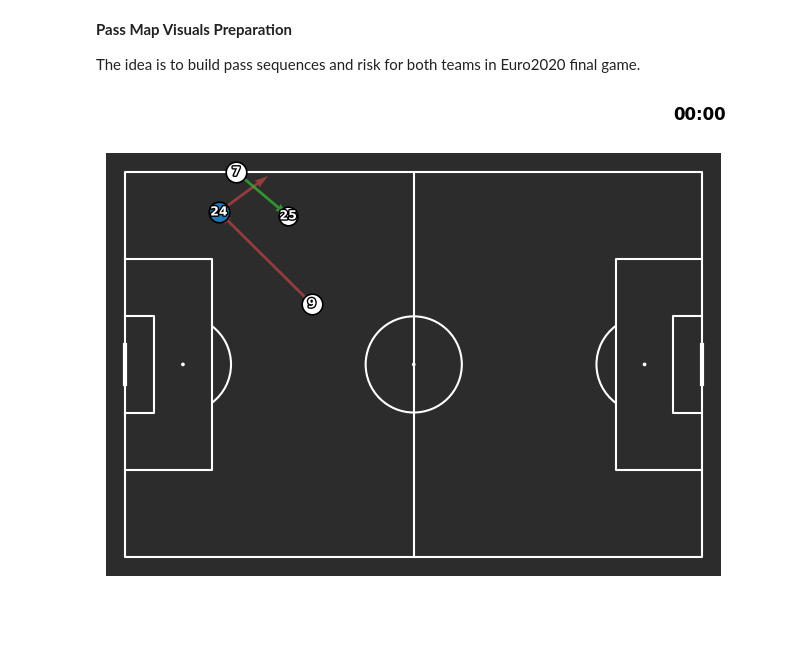
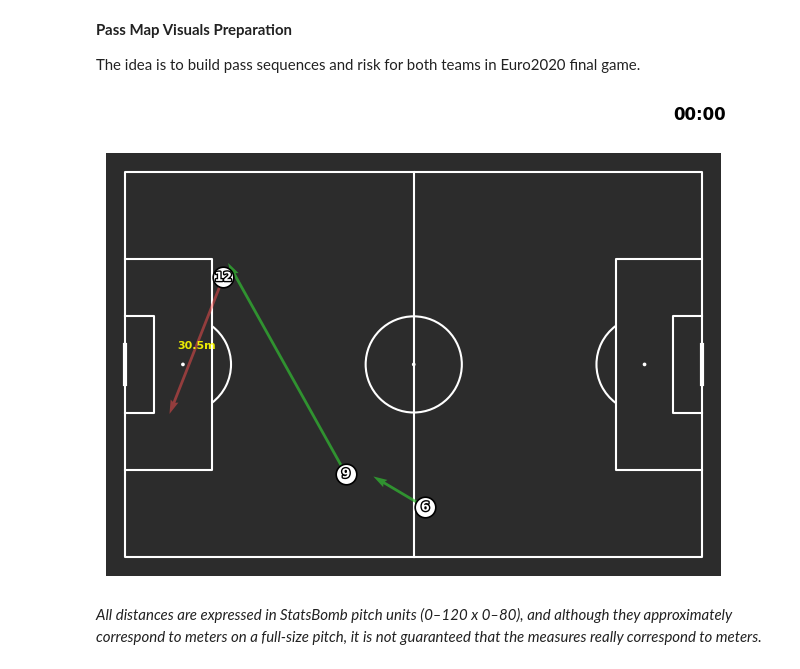
Before and after one commit to pujolaleix/pass_risk_quantification, a Jupyter notebook: pass_risk.ipynb, the cells around one changed output. Saved outputs shown, nothing was run; the diff lists cells and outputs as text; code cells hidden in the pictures; blank space fills up the shorter version.

Commit message:
code update - metrics refinement

```diff
--- a/pass_risk.ipynb
+++ b/pass_risk.ipynb
@@ -133,5 +133,12 @@ df_pass["jersey_number"] = df_pass["jersey_number"].astype(int)
 df_pass["jersey_number_receiver"] = df_pass["jersey_number_receiver"].fillna(0).astype(int)
 
 
-display(df_pass.head(20))
+#reorder final columns
+final_cols = ["minute", "second", "time", "stage", "team", "home", "player_name", "jersey_number", "sx", "sy", "recipient", "jersey_number_receiver", "ex", "ey",
+        "dx", "dy", "length", "angle", "direction", "is_progressive", "height", "is_cross", "is_through", "zone_origin", "zone_dest", "is_complete",
+        "passer_pressure", "passer_pressure_dist", "receiver_pressure", "receiver_pressure_dist", "bypassed_opponents"
+    ]
+df_pass = df_pass[final_cols]
+
+display(df_pass.head(3))
 # %% [output]
@@ -172,7 +166,7 @@ pass_outcome_color = {
 }
 # %%
 # visualize pass events
-df_final = df_pass[df_pass["stage"]=="Final"]
+df_final = df_pass[df_pass["stage"]=="Final"].head(100)
 
 #flip away team locations
 is_away = df_final['team']!=df_final['home']
@@ -187,6 +181,12 @@ time_text = ax.text(
     pitch_length+5, -10, "",
     ha="right", va="bottom",
     fontsize=12, color="black", weight="bold"
+)
+metric_text = ax.text(
+    60, 40, "",
+    ha="center", va="center",
+    fontsize=8, color="yellow", weight="bold",
+    alpha=0.9, zorder=8
 )
 
 visualize_frames = []
@@ -211,6 +211,10 @@ def animate(i):
                         alpha=0.7 if bool(row["is_complete"]) else 0.5,
                         linestyle="-" if bool(row["is_complete"]) else "--",
                         width=2)
+    mx, my = (row['sx'] + row['ex'])/2, (row['sy'] + row['ey'])/2
+    # update the distance text
+    metric_text.set_position((mx, my))
+    metric_text.set_text(f"{row['length']:.1f}m")
     frame.append(pass_arrow)
 
     #draw action player
@@ -236,32 +240,34 @@ def animate(i):
                               player_name=row["recipient"],
                               x=row["ex"],
                               y=row["ey"],
                               circle=receiver_circle,
                               number=row["jersey_number_receiver"])
 
     visualize_frames.append(frame)
     if len(visualize_frames) > n_passes_in_viz:
         old = visualize_frames.pop(0)
         for art in old:
             try:
                 art.remove()
             except Exception:
                 pass
 
 
     return ax,
 
 
 ani = animation.FuncAnimation(fig, animate,
                               frames=len(df_final),
                               interval=80,
                               blit=False,
                               repeat=False)
 
 # save file
 ffmpeg_path = imageio_ffmpeg.get_ffmpeg_exe()
 mpl.rcParams["animation.ffmpeg_path"] = ffmpeg_path
-writer = animation.FFMpegWriter(fps=3, bitrate=1800)
+writer = animation.FFMpegWriter(fps=1, bitrate=1800)
 ani.save('euro2020_final_pass_animation.mp4', writer=writer)
 # %% [output]
-[figure, old version]
+[figure, new version]
+# %% [markdown]
+*All distances are expressed in StatsBomb pitch units (0–120 x 0–80), and although they approximately correspond to meters on a full-size pitch, it is not guaranteed that the measures really correspond to meters.*
```
Also changed, not shown: parts of 1 cell of this notebook, 1 other file.
